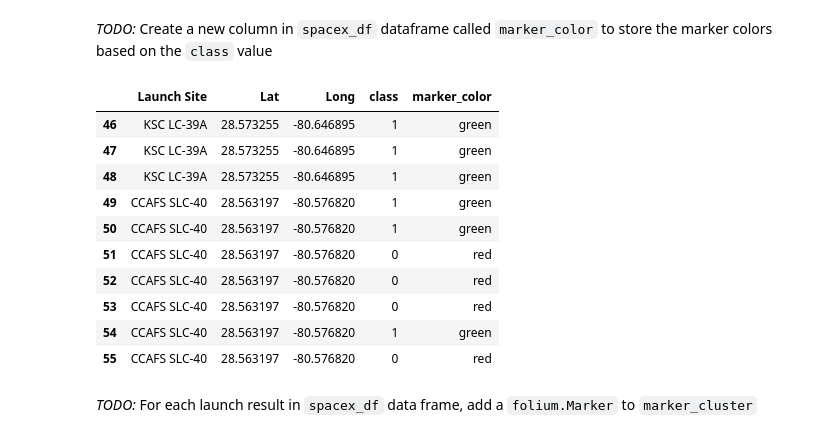
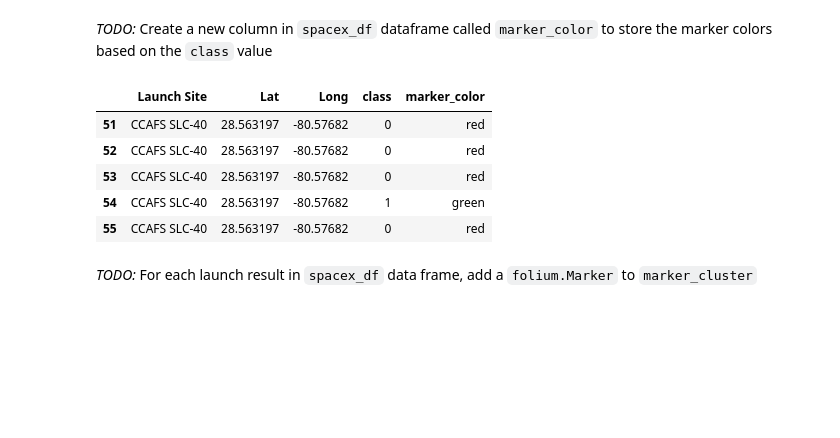
Before and after one commit to Naveenkumarthevarajan/capstone-project, a Jupyter notebook: lab_jupyter_launch_site_location.ipynb, the cells around one changed output. Cells and saved outputs as stored; diff of their text form; code cells hidden in the pictures; blank space fills up the shorter version.

```diff
--- a/lab_jupyter_launch_site_location.ipynb
+++ b/lab_jupyter_launch_site_location.ipynb
@@ -186,28 +186,23 @@ marker_cluster = MarkerCluster()
 # %%
 
 # Apply a function to check the value of `class` column
 # If class=1, marker_color value will be green
 # If class=0, marker_color value will be red
 color=[]
-for c in spacex_df['class']:
-    if c== 0:
+for i in spacex_df['class']:
+    if i==1:
+        color.append('green')
+    else:
         color.append('red')
-    else:
-        color.append('green')
 spacex_df['marker_color']=color
-spacex_df.tail(10)
+spacex_df.tail()
 # %% [output]
 |  | Launch Site | Lat | Long | class | marker_color |
-| 46 | KSC LC-39A | 28.573255 | -80.646895 | 1 | green |
-| 47 | KSC LC-39A | 28.573255 | -80.646895 | 1 | green |
-| 48 | KSC LC-39A | 28.573255 | -80.646895 | 1 | green |
-| 49 | CCAFS SLC-40 | 28.563197 | -80.576820 | 1 | green |
-| 50 | CCAFS SLC-40 | 28.563197 | -80.576820 | 1 | green |
-| 51 | CCAFS SLC-40 | 28.563197 | -80.576820 | 0 | red |
-| 52 | CCAFS SLC-40 | 28.563197 | -80.576820 | 0 | red |
-| 53 | CCAFS SLC-40 | 28.563197 | -80.576820 | 0 | red |
-| 54 | CCAFS SLC-40 | 28.563197 | -80.576820 | 1 | green |
-| 55 | CCAFS SLC-40 | 28.563197 | -80.576820 | 0 | red |
+| 51 | CCAFS SLC-40 | 28.563197 | -80.57682 | 0 | red |
+| 52 | CCAFS SLC-40 | 28.563197 | -80.57682 | 0 | red |
+| 53 | CCAFS SLC-40 | 28.563197 | -80.57682 | 0 | red |
+| 54 | CCAFS SLC-40 | 28.563197 | -80.57682 | 1 | green |
+| 55 | CCAFS SLC-40 | 28.563197 | -80.57682 | 0 | red |
 # %% [markdown]
 *TODO:* For each launch result in `spacex_df` data frame, add a `folium.Marker` to `marker_cluster`
 # %%
```
Also changed, not shown: parts of 8 cells of this notebook, 4 other files.
